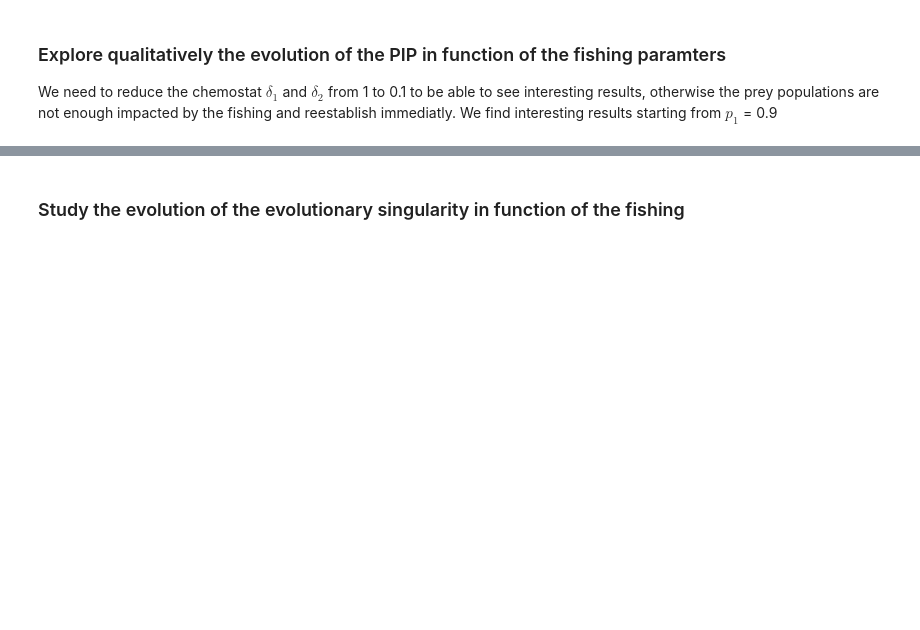
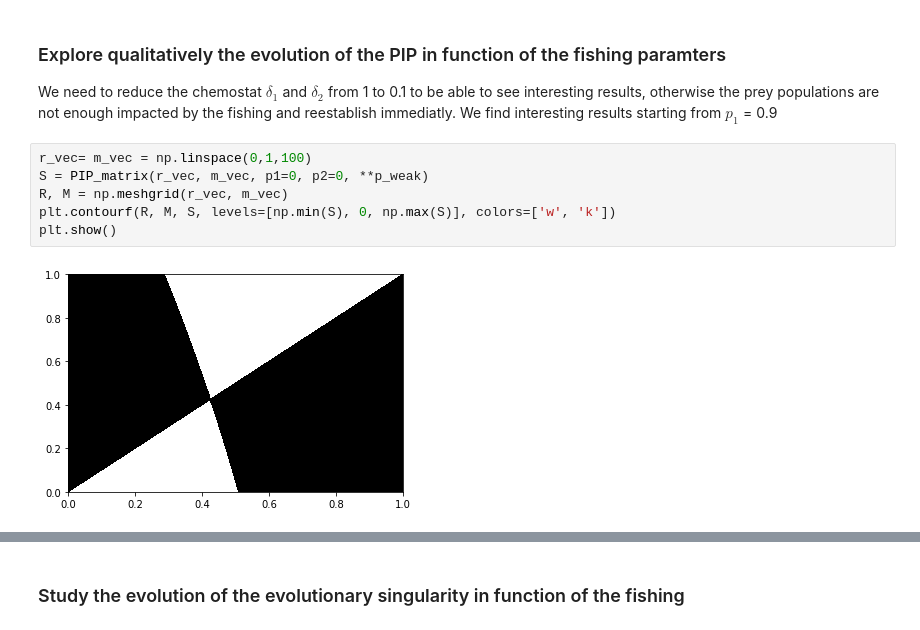
Before and after one commit to baptelie/DYAD_proj, a Jupyter notebook: project1.0.ipynb, the cells around one changed output, grey strips where cells are left out. Cells and saved outputs as stored; diff of their text form; blank space fills up the shorter version.

```diff
--- a/project1.0.ipynb
+++ b/project1.0.ipynb
@@ -159,5 +159,13 @@ def PIP_matrix(r_vec, m_vec, a1, b1, a2, b2, mu, K1, K2, d1, d2, p1, p2, **kwarg
 ### Explore qualitatively the evolution of the PIP in function of the fishing paramters
 We need to reduce the chemostat $\delta_1$ and $\delta_2$ from 1 to 0.1 to be able to see interesting results, otherwise the prey populations are not enough impacted by the fishing and reestablish immediatly.
 We find interesting results starting from $p_1$ = 0.9
+# %%
+r_vec= m_vec = np.linspace(0,1,100)
+S = PIP_matrix(r_vec, m_vec, p1=0, p2=0, **p_weak)
+R, M = np.meshgrid(r_vec, m_vec)
+plt.contourf(R, M, S, levels=[np.min(S), 0, np.max(S)], colors=['w', 'k'])
+plt.show()
+# %% [output]
+[figure, added]
 # %%
 r_vec= m_vec = np.linspace(0,1,100)
```
Also changed, not shown: parts of 9 cells of this notebook.
